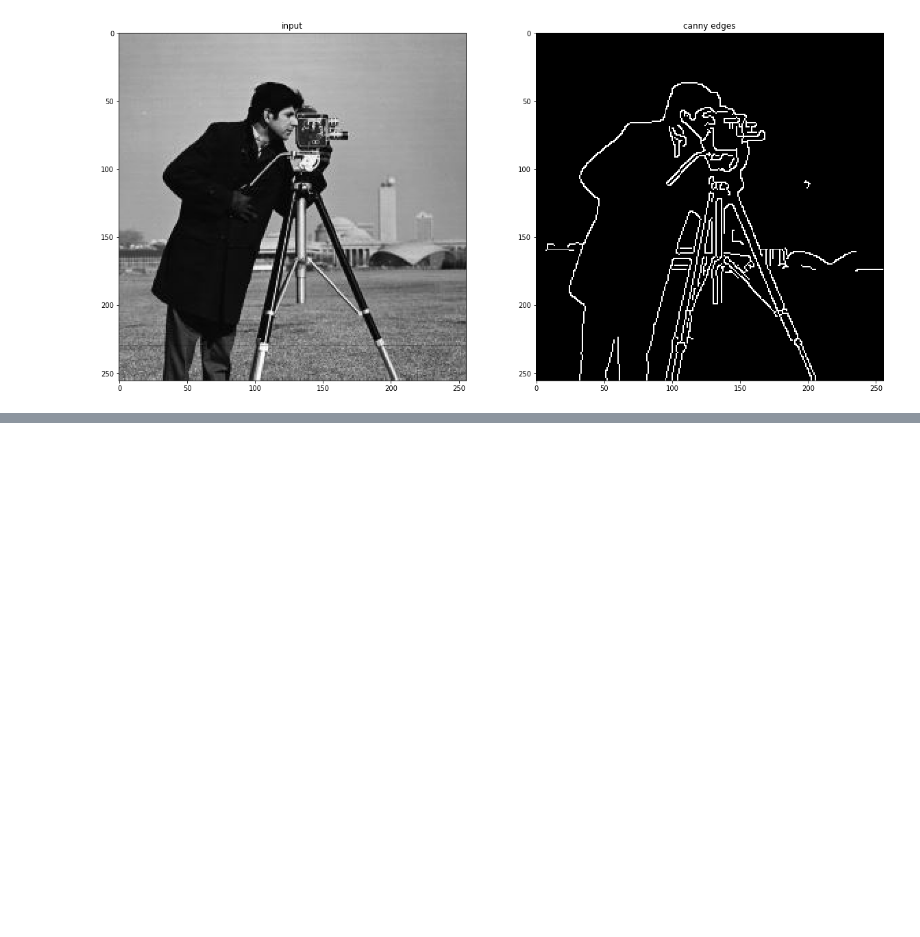
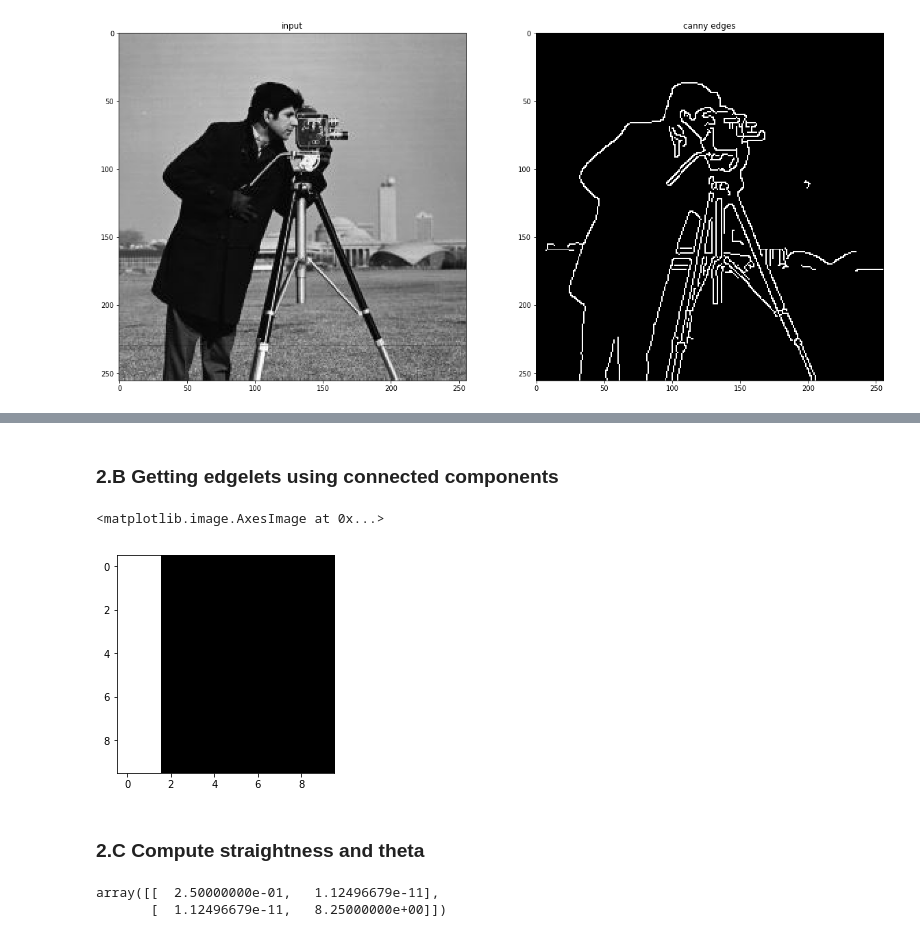
Before and after one commit to Nikronic/Computer-Vision-IUST, a Jupyter notebook: HW04/HW04.ipynb, the cells around one changed output, grey strips where cells are left out. Saved outputs shown, nothing was run; the diff lists cells and outputs as text; code cells hidden in the pictures; blank space fills up the shorter version.

```diff
--- a/HW04/HW04.ipynb
+++ b/HW04/HW04.ipynb
@@ -360,0 +404,74 @@ plt.show()
+# %% [markdown]
+### 2.B Getting edgelets using connected components
+# %%
+from scipy.ndimage import measurements
+
+ANGLES = [0, 45, 90, 135]
+
+def get_connected_components(directions, angles):
+    """
+    Computes connected components of each direction in angles
+
+    :param direction: Direction of gradients matrix
+    :param angles: possible angles of given direction matrix
+    """
+    structure = np.array([[0,1,0], [1,1,1], [0,1,0]])  # + form connected components
+    connected_components = {}
+    for a in ANGLES:
+        connected_components[str(a)] = measurements.label((directions == a)*1)[0]
+    return connected_components
+
+connected_components = get_connected_components(directions, ANGLES)
+plt.imshow(connected_components['90'], cmap='gray')
+# %% [output]
+<matplotlib.image.AxesImage at 0x...>
+[figure, added]
+# %% [markdown]
+### 2.C Compute straightness and theta
+# %%
+def raw_moment(data, iord, jord):
+    nrows, ncols = data.shape
+    y, x = np.mgrid[:nrows, :ncols]
+    data = data * x**iord * y**jord
+    return data.sum()
+
+def intertial_axis(data):
+    """
+    Calculates the covariance matrix of image
+
+    :param image: data
+    :return: covariance matrix
+    """
+    data_sum = data.sum()
+    m10 = raw_moment(data, 1, 0)
+    m01 = raw_moment(data, 0, 1)
+    x_bar = m10 / (data_sum+1e-10)
+    y_bar = m01 / (data_sum+1e-10)
+    u11 = (raw_moment(data, 1, 1) - x_bar * m01) / (data_sum+1e-10)
+    u20 = (raw_moment(data, 2, 0) - x_bar * m10) / (data_sum+1e-10)
+    u02 = (raw_moment(data, 0, 2) - y_bar * m01) / (data_sum+1e-10)
+    cov = np.array([[u20, u11], [u11, u02]])
+    return cov
+
+def get_cov_matrices(connected_components, angles):
+    """
+    Computes covariance matrix of given connected components of direction of gradients
+
+    :param connected_components: connected_components dictionary of gradient directions
+    :param angles: possible angles of given direction matrix
+    """
+
+    cov_matrices = {}
+    for a in ANGLES:
+        n_components = np.max(connected_components[str(a)])
+        cov_comp = np.zeros((n_components, 2, 2))
+        for i in range(n_components):
+             cov_comp[i,:,:] = intertial_axis(connected_components[str(a)]==i)
+        cov_matrices[str(a)] = cov_comp
+    return cov_matrices
+
+cov_matrices = get_cov_matrices(connected_components, ANGLES)
+cov_matrices['90']
+# %% [output]
+array([[  2.50000000e-01,   1.12496679e-11],
+       [  1.12496679e-11,   8.25000000e+00]])
```
Also changed, not shown: parts of 23 cells of this notebook, 2 other files.
